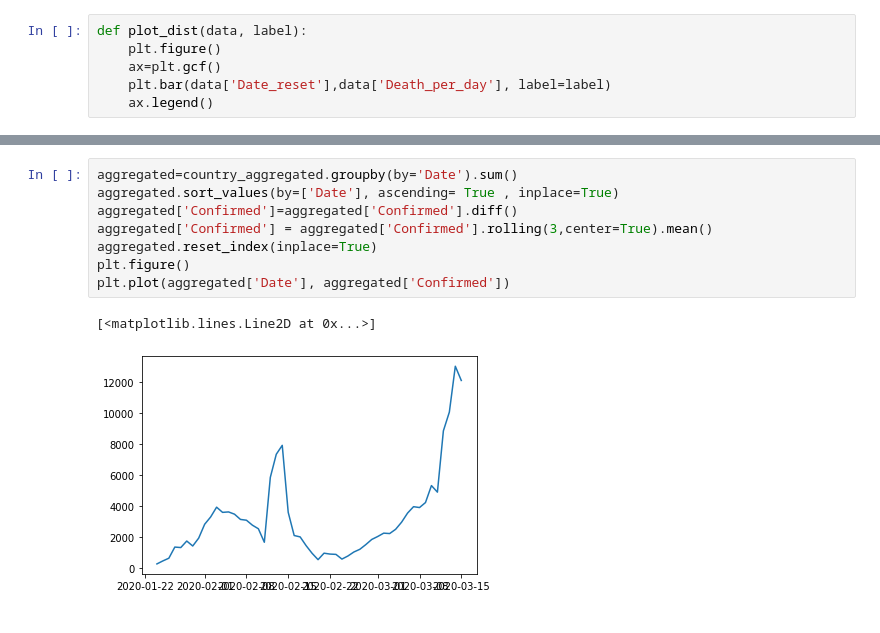
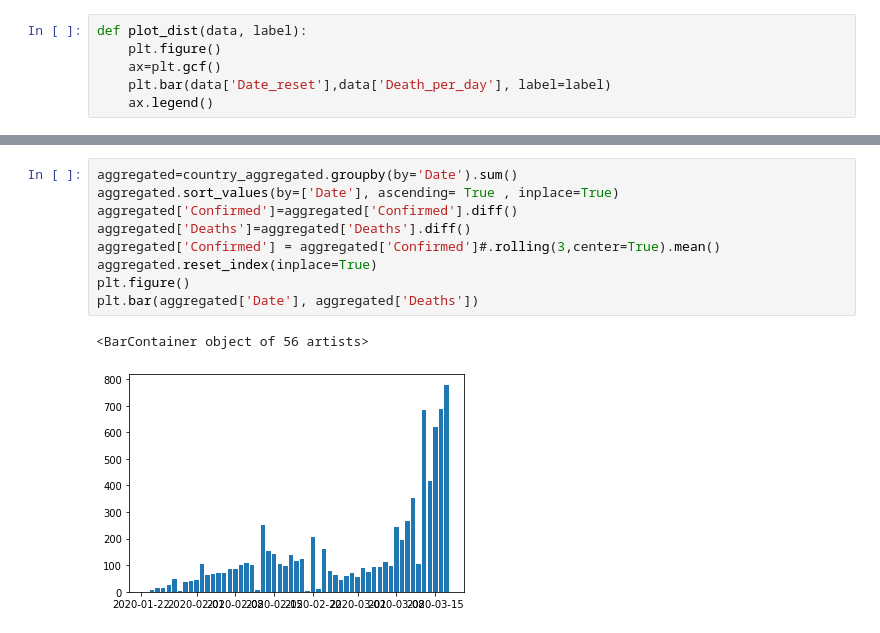
Before and after one commit to ashaazami/COVID-19, a Jupyter notebook: analysis/Aggregating_all_files_into_single_file.ipynb, the cells around one changed output, grey strips where cells are left out. Drawn from its saved outputs; the diff is of its cells as text.

```diff
--- a/analysis/Aggregating_all_files_into_single_file.ipynb
+++ b/analysis/Aggregating_all_files_into_single_file.ipynb
@@ -62,12 +65,13 @@ country_aggregated.head()
 # %%
 aggregated=country_aggregated.groupby(by='Date').sum()
 aggregated.sort_values(by=['Date'], ascending= True , inplace=True)
 aggregated['Confirmed']=aggregated['Confirmed'].diff()
-aggregated['Confirmed'] = aggregated['Confirmed'].rolling(3,center=True).mean()
+aggregated['Deaths']=aggregated['Deaths'].diff()
+aggregated['Confirmed'] = aggregated['Confirmed']#.rolling(3,center=True).mean()
 aggregated.reset_index(inplace=True)
 plt.figure()
-plt.plot(aggregated['Date'], aggregated['Confirmed'])
+plt.bar(aggregated['Date'], aggregated['Deaths'])
 # %% [output]
-[<matplotlib.lines.Line2D at 0x...>]
+<BarContainer object of 56 artists>
-[figure, old version]
+[figure, new version]
 # %%
```
Also changed, not shown: parts of 5 cells of this notebook.
